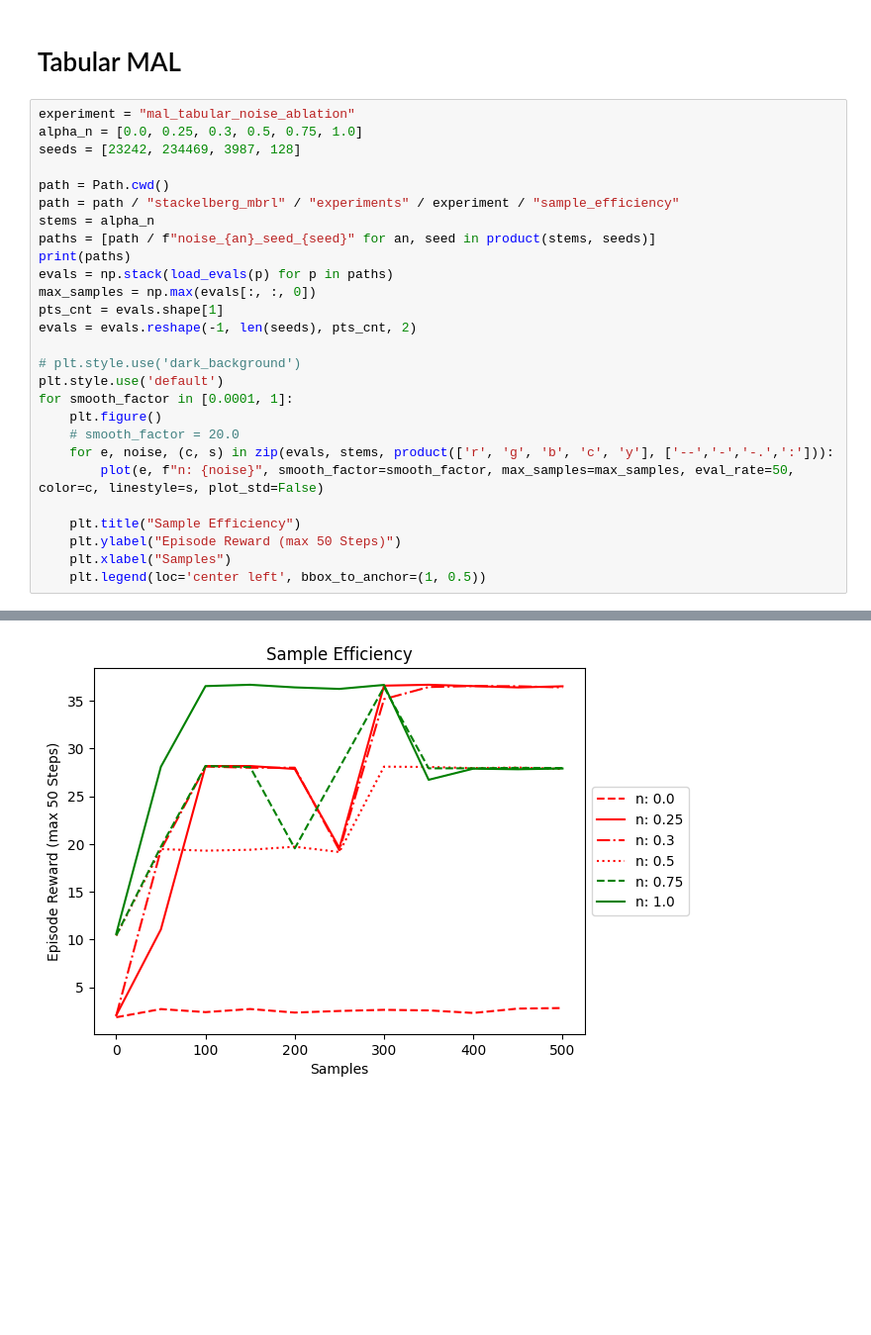
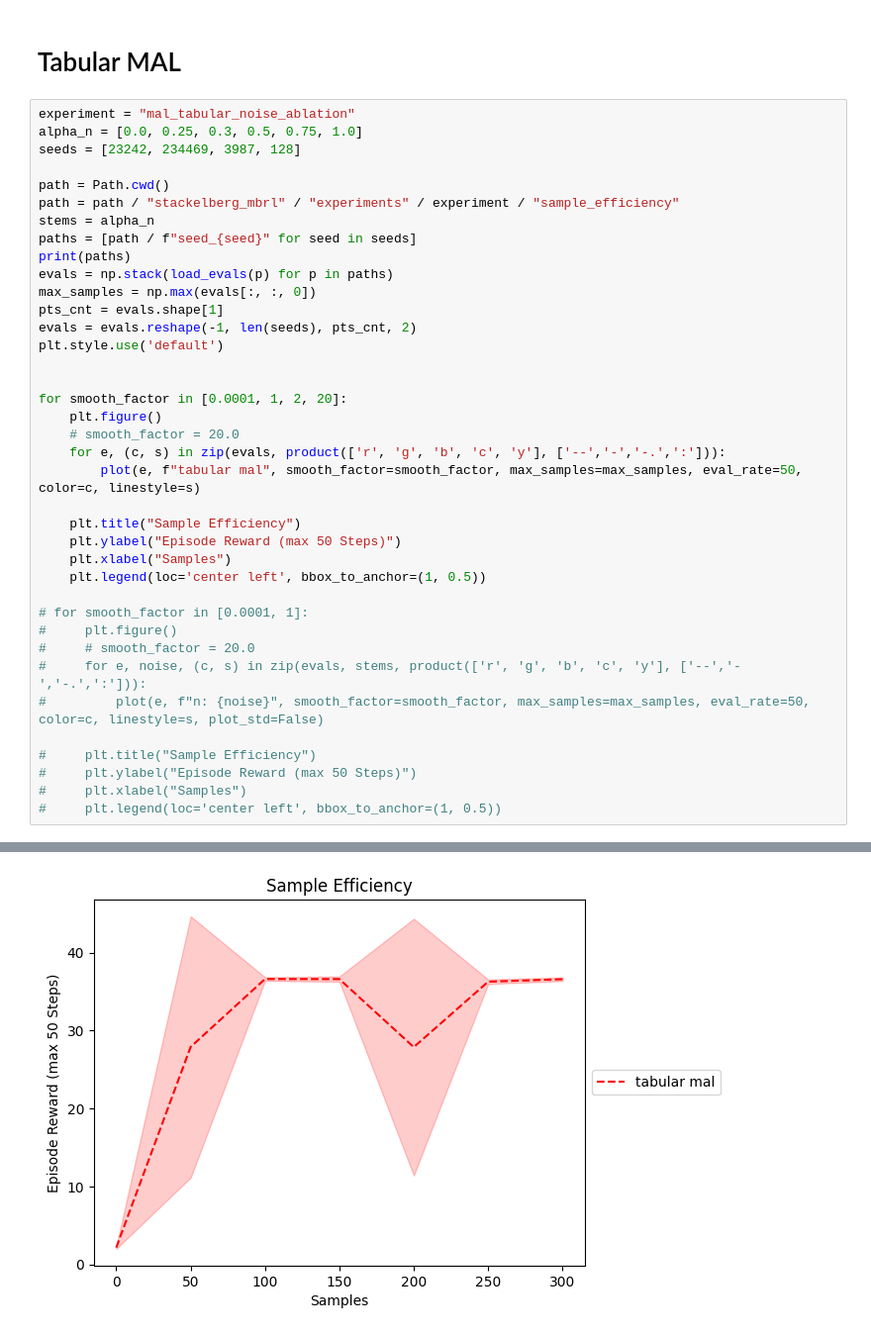
Before and after one commit to nilscrm/stackelberg-ml, a Jupyter notebook: graph.ipynb, the cells around one changed output, grey strips where cells are left out. Shown at 99% size. Cells and saved outputs as stored; diff of their text form; blank space fills up the shorter version.

```diff
--- a/graph.ipynb
+++ b/graph.ipynb
@@ -284,23 +284,34 @@ seeds = [23242, 234469, 3987, 128]
 path = Path.cwd()
 path = path / "stackelberg_mbrl" / "experiments" / experiment / "sample_efficiency"
 stems = alpha_n
-paths = [path / f"noise_{an}_seed_{seed}" for an, seed in product(stems, seeds)]
+paths = [path / f"seed_{seed}" for seed in seeds]
 print(paths)
 evals = np.stack(load_evals(p) for p in paths)
 max_samples = np.max(evals[:, :, 0])
 pts_cnt = evals.shape[1]
 evals = evals.reshape(-1, len(seeds), pts_cnt, 2)
+plt.style.use('default')
 
-# plt.style.use('dark_background')
-plt.style.use('default')
-for smooth_factor in [0.0001, 1]:
+
+for smooth_factor in [0.0001, 1, 2, 20]:
     plt.figure()
     # smooth_factor = 20.0
-    for e, noise, (c, s) in zip(evals, stems, product(['r', 'g', 'b', 'c', 'y'], ['--','-','-.',':'])):
-        plot(e, f"n: {noise}", smooth_factor=smooth_factor, max_samples=max_samples, eval_rate=50, color=c, linestyle=s, plot_std=False)
+    for e, (c, s) in zip(evals, product(['r', 'g', 'b', 'c', 'y'], ['--','-','-.',':'])):
+        plot(e, f"tabular mal", smooth_factor=smooth_factor, max_samples=max_samples, eval_rate=50, color=c, linestyle=s)
 
     plt.title("Sample Efficiency")
     plt.ylabel("Episode Reward (max 50 Steps)")
     plt.xlabel("Samples")
     plt.legend(loc='center left', bbox_to_anchor=(1, 0.5))
+
+# for smooth_factor in [0.0001, 1]:
+#     plt.figure()
+#     # smooth_factor = 20.0
+#     for e, noise, (c, s) in zip(evals, stems, product(['r', 'g', 'b', 'c', 'y'], ['--','-','-.',':'])):
+#         plot(e, f"n: {noise}", smooth_factor=smooth_factor, max_samples=max_samples, eval_rate=50, color=c, linestyle=s, plot_std=False)
+
+#     plt.title("Sample Efficiency")
+#     plt.ylabel("Episode Reward (max 50 Steps)")
+#     plt.xlabel("Samples")
+#     plt.legend(loc='center left', bbox_to_anchor=(1, 0.5))
 # %% [output]
@@ -308 +319 @@ for smooth_factor in [0.0001, 1]:
-[figure, old version]
+[figure, new version]
```
Also changed, not shown: parts of 1 cell of this notebook, 12 other files.
